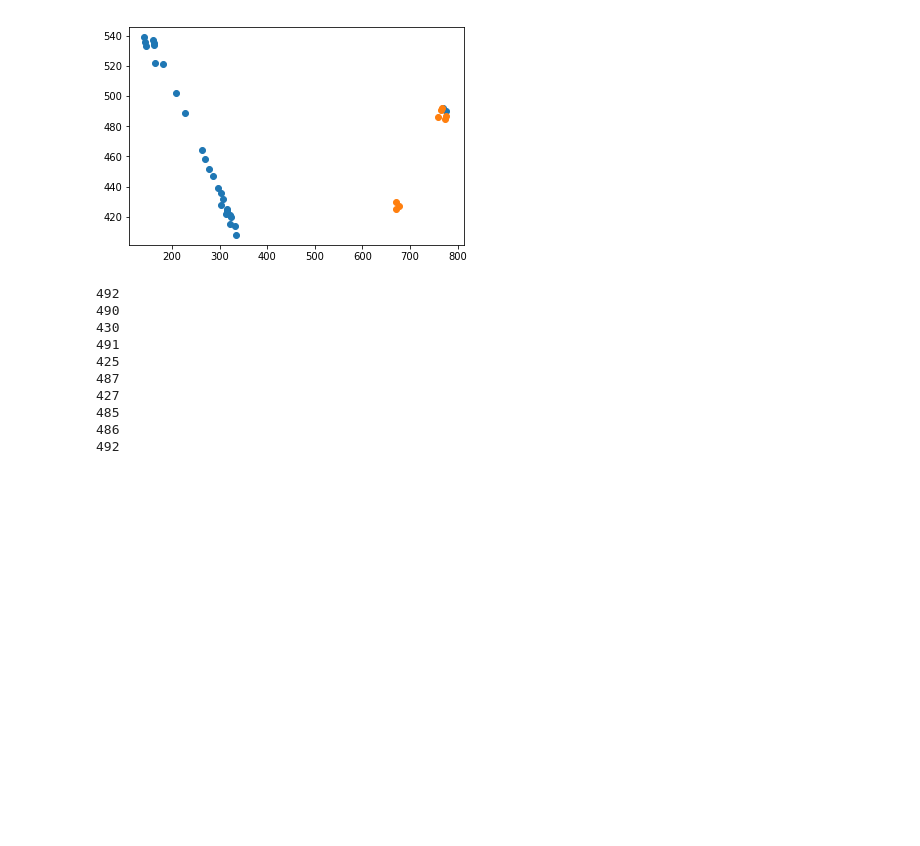
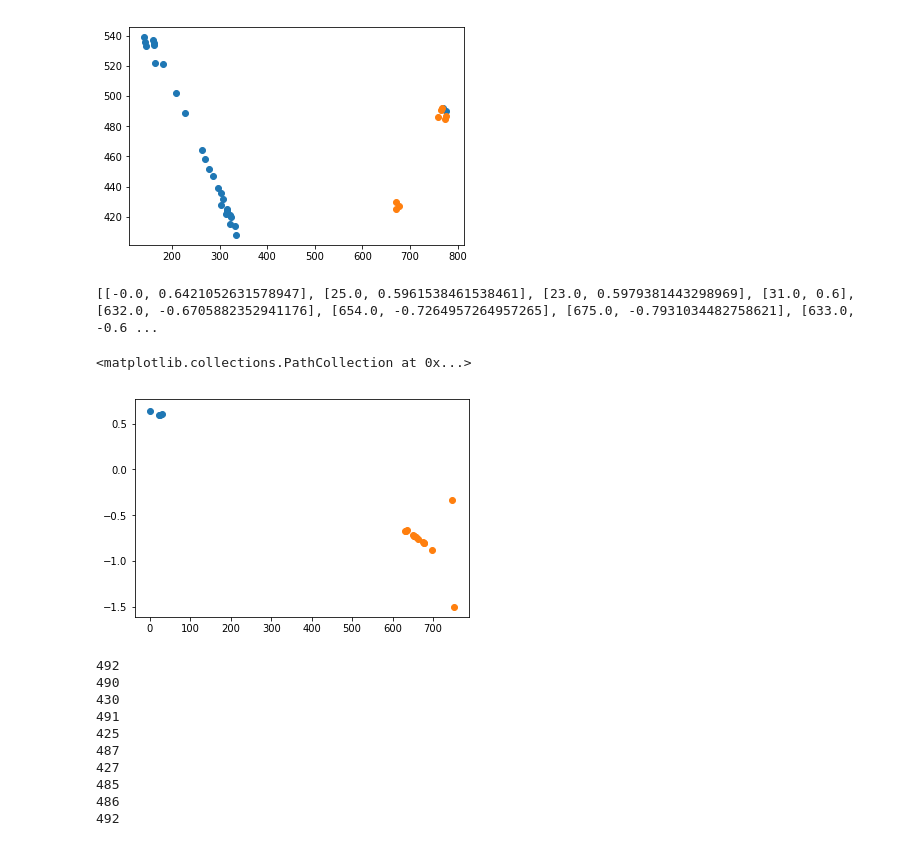
Before and after one commit to MarkCEWang/ECE493-Autonomous, a Jupyter notebook: Assignment1/P1.ipynb, the cells around one changed output. Drawn from its saved outputs; the diff is of its cells as text; code cells hidden in the pictures; blank space fills up the shorter version.

```diff
--- a/Assignment1/P1.ipynb
+++ b/Assignment1/P1.ipynb
@@ -378,6 +384,45 @@ plt.scatter(x_pts, y_pts)
 0.6292 x + 4.806
 <matplotlib.collections.PathCollection at 0x...>
 [figure]
+# %%
+# K means clustering of slope and intercept
+
+coord_pairs = []
+for intercept, slope in zip(right_intercepts, right_slopes):
+    coord_pairs.append([intercept, slope])
+
+for intercept, slope in zip(left_intercepts, left_slopes):
+    coord_pairs.append([intercept, slope])
+
+print(coord_pairs)
+
+kmeans = cluster.KMeans(n_clusters=2, random_state=0).fit(coord_pairs)
+labels = kmeans.labels_
+
+left_line_pairs = []
+left_line_b =[]
+left_line_m = []
+
+right_line_pairs = []
+right_line_b = []
+right_line_m = []
+
+for i,label in enumerate(labels):
+    if label:
+        left_line_pairs.append(coord_pairs[i])
+        left_line_b.append(coord_pairs[i][0])
+        left_line_m.append(coord_pairs[i][1])
+    else:
+        right_line_pairs.append(coord_pairs[i])
+        right_line_b.append(coord_pairs[i][0])
+        right_line_m.append(coord_pairs[i][1])
+
+plt.scatter(left_line_b,left_line_m)
+plt.scatter(right_line_b, right_line_m)
+# %% [output]
+[[-0.0, 0.6421052631578947], [25.0, 0.5961538461538461], [23.0, 0.5979381443298969], [31.0, 0.6], [632.0, -0.6705882352941176], [654.0, -0.7264957264957265], [675.0, -0.7931034482758621], [633.0, -0.6 ...
+<matplotlib.collections.PathCollection at 0x...>
+[figure, added]
 # %%
 # K_Means Approach to clustering/classifying
 
```
Also changed, not shown: parts of 4 cells of this notebook, 1 other file.
